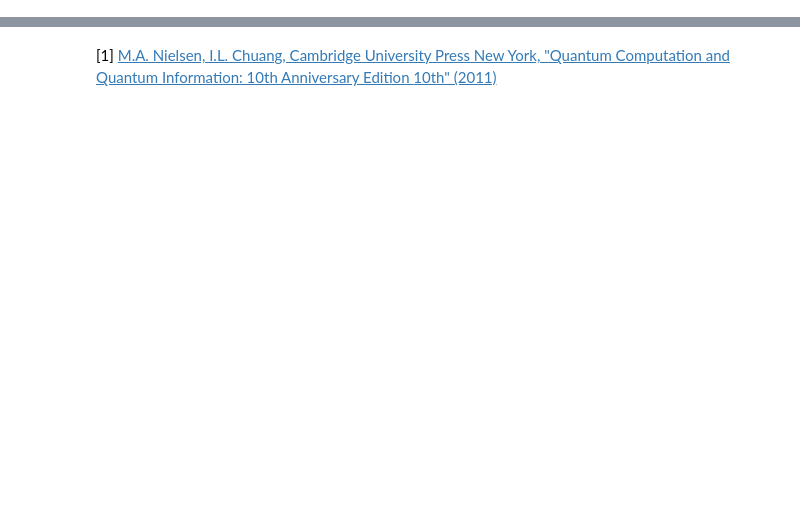
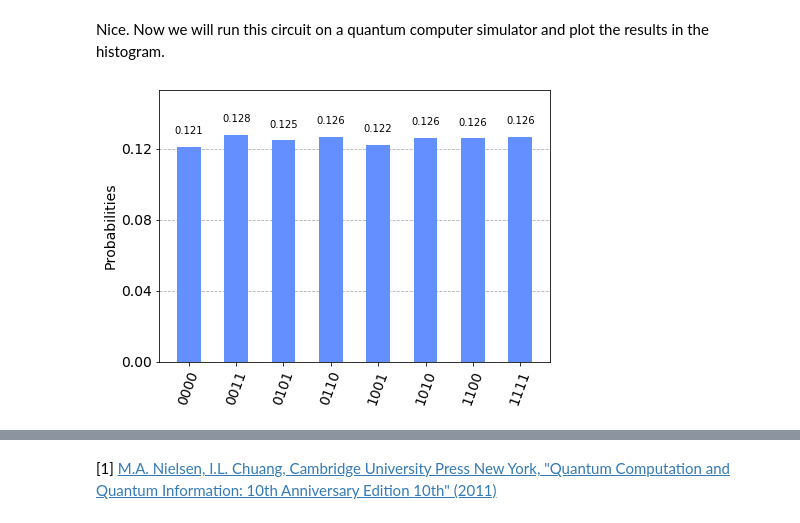
Before and after one commit to DavitKhach/quantum-algorithms-tutorials, a Jupyter notebook: quantum_parallelism_Deutsch_Jozsa.ipynb, the cells around one changed output, grey strips where cells are left out. Drawn from its saved outputs; the diff is of its cells as text; code cells hidden in the pictures; blank space fills up the shorter version.

```diff
--- a/quantum_parallelism_Deutsch_Jozsa.ipynb
+++ b/quantum_parallelism_Deutsch_Jozsa.ipynb
@@ -86,0 +124,18 @@ Now let's write a code for this circuit and add measurements for all qubits at t
+# %% [markdown]
+Nice. Now we will run this circuit on a quantum computer simulator and plot the results in the histogram.
+# %%
+from qiskit.visualization import plot_histogram
+
+# The quantum computer simulator that we will use
+simulator = BasicAer.get_backend('qasm_simulator')
+
+# The execution of the circuit with a given number
+# of shots (number of execution) for statistics
+job = execute(parallelism_circuit, simulator, shots=8096)
+result = job.result()
+counts = result.get_counts()
+
+# The plot of the results in the histogram
+plot_histogram(counts)
+# %% [output]
+[figure, added]
```
Also changed, not shown: parts of 3 cells of this notebook.
